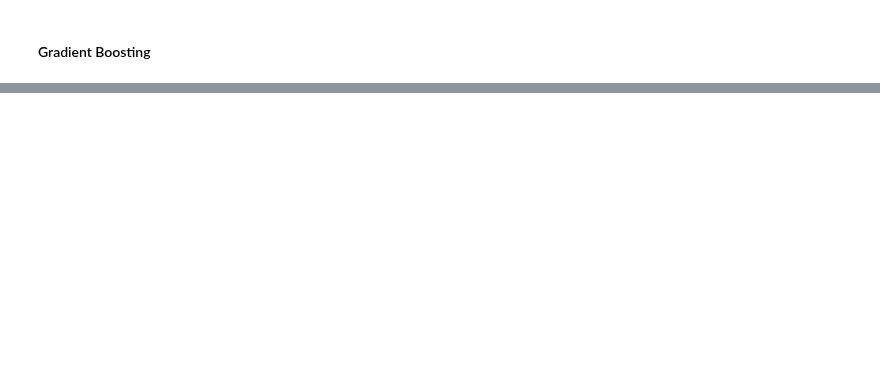
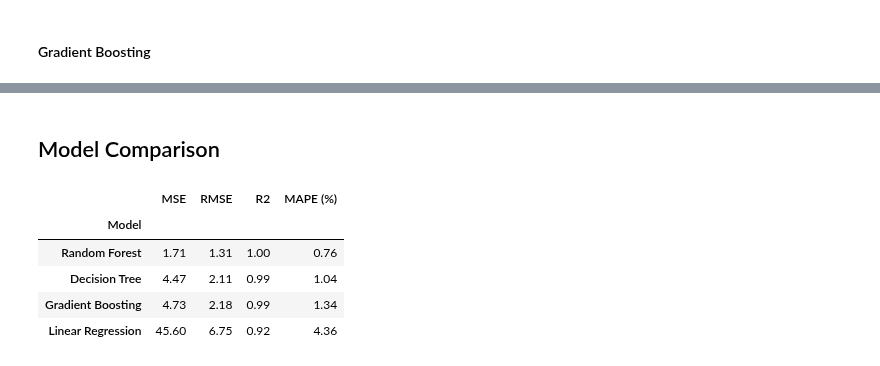
Before and after one commit to imgabrielas/Not-So-Small-ML, a Jupyter notebook: gold-price-prediction/notebook.ipynb, the cells around one changed output, grey strips where cells are left out. Cells and saved outputs as stored; diff of their text form; code cells hidden in the pictures; blank space fills up the shorter version.

```diff
--- a/gold-price-prediction/notebook.ipynb
+++ b/gold-price-prediction/notebook.ipynb
@@ -202,8 +202,8 @@ rmse = np.sqrt(mse)
 r2 = r2_score(y_test, dt_y_pred)
 mape = mean_absolute_percentage_error(y_test, dt_y_pred) * 100
 
-results.append({'Model': 'Linear Regression', 'MSE': mse, 'RMSE': rmse, 'R2': r2, 'MAPE (%)': mape})
-models['Linear Regression'] = ('scaled', lr)
+results.append({'Model': 'Decision Tree', 'MSE': mse, 'RMSE': rmse, 'R2': r2, 'MAPE (%)': mape})
+models['Decision Tree'] = ('scaled', dt)
 
 print(f'MSE: {mse:.4f}')
 print(f'RMSE: {rmse:.4f}')
@@ -235,8 +235,8 @@ rmse = np.sqrt(mse)
 r2 = r2_score(y_test, rf_y_pred)
 mape = mean_absolute_percentage_error(y_test, rf_y_pred) * 100
 
-results.append({'Model': 'Linear Regression', 'MSE': mse, 'RMSE': rmse, 'R2': r2, 'MAPE (%)': mape})
-models['Linear Regression'] = ('scaled', lr)
+results.append({'Model': 'Random Forest', 'MSE': mse, 'RMSE': rmse, 'R2': r2, 'MAPE (%)': mape})
+models['Random Forest'] = ('scaled', rf)
 
 print(f'MSE: {mse:.4f}')
 print(f'RMSE: {rmse:.4f}')
@@ -291,0 +292,12 @@ plt.show()
+# %% [markdown]
+## Model Comparison
+# %%
+comparison_df = pd.DataFrame(results).set_index('Model').sort_values('RMSE').round(2)
+comparison_df
+# %% [output]
+|  | MSE | RMSE | R2 | MAPE (%) |
+| Model |  |  |  |  |
+| Random Forest | 1.71 | 1.31 | 1.00 | 0.76 |
+| Decision Tree | 4.47 | 2.11 | 0.99 | 1.04 |
+| Gradient Boosting | 4.73 | 2.18 | 0.99 | 1.34 |
+| Linear Regression | 45.60 | 6.75 | 0.92 | 4.36 |
```
Also changed, not shown: parts of 6 cells of this notebook.
